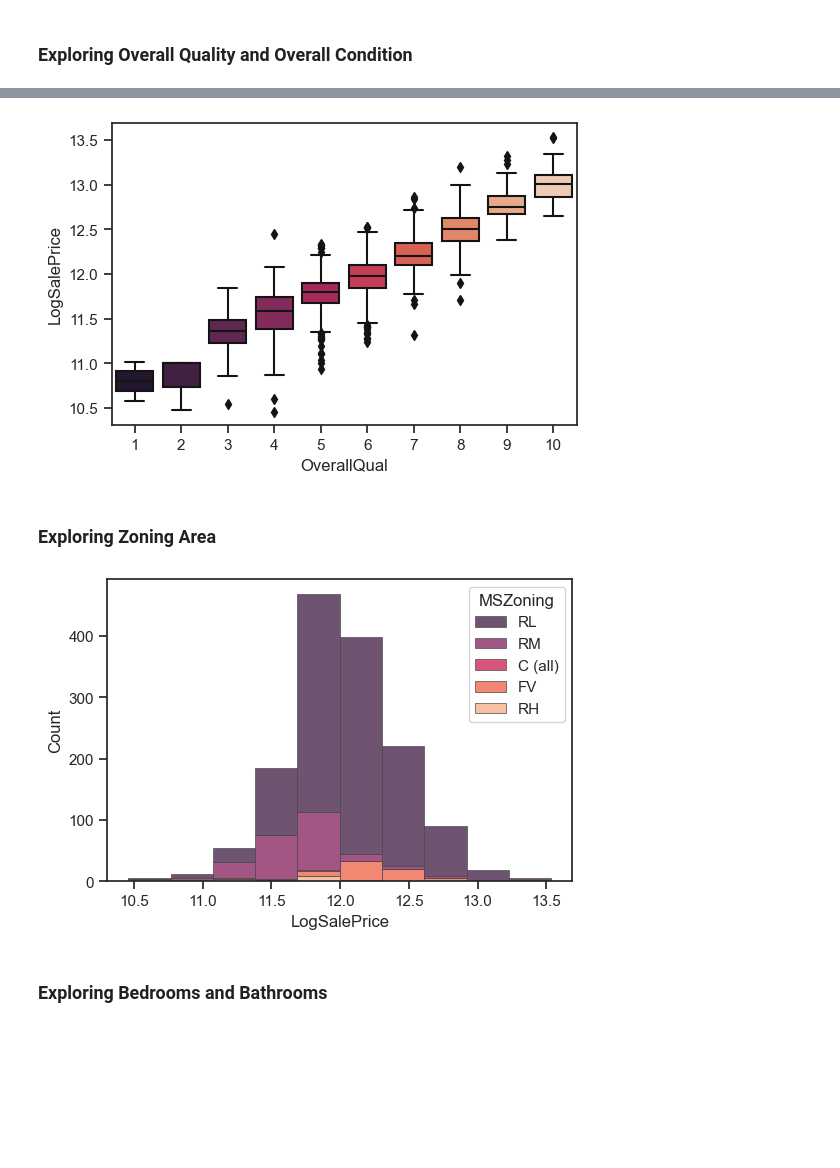
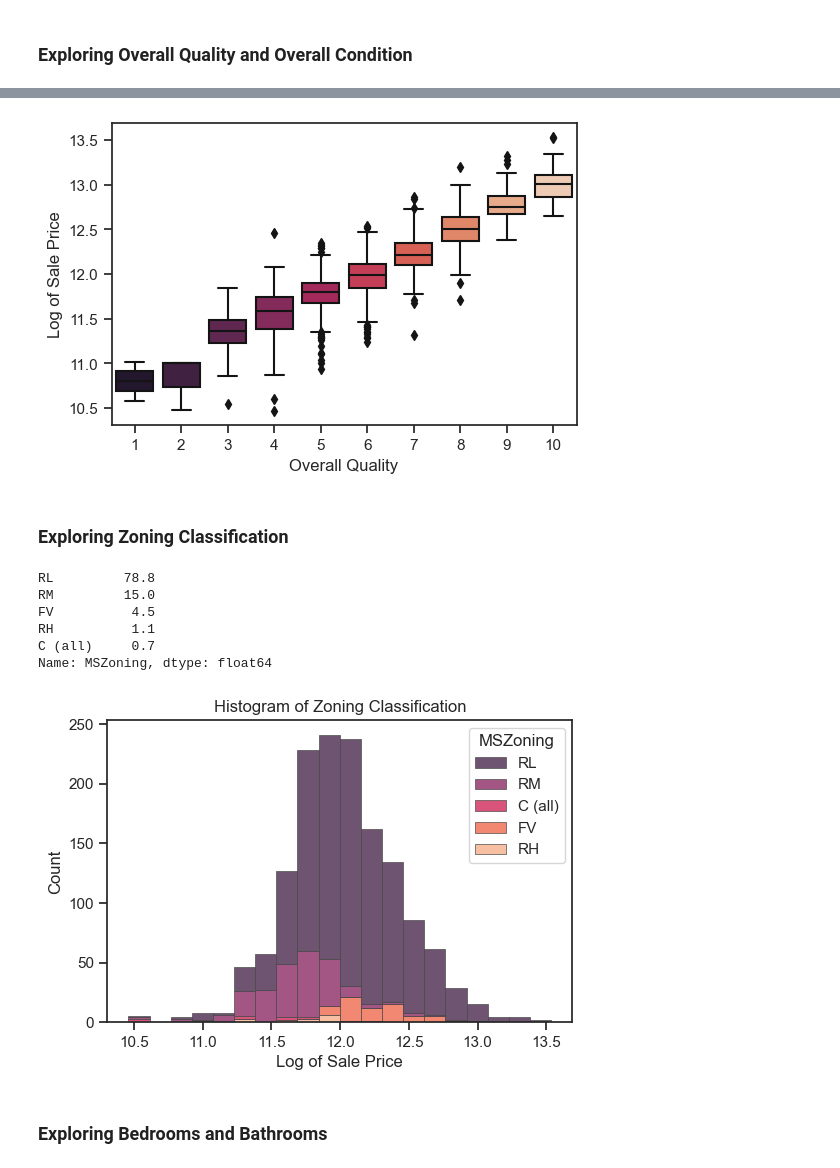
Before and after one commit to DanEllen/House-Prices-Advanced-Regression-Techniques, a Jupyter notebook: Machine_Learning_Code.ipynb, the cells around one changed output, grey strips where cells are left out. Saved outputs shown, nothing was run; the diff lists cells and outputs as text; code cells hidden in the pictures; blank space fills up the shorter version.

```diff
--- a/Machine_Learning_Code.ipynb
+++ b/Machine_Learning_Code.ipynb
@@ -91,26 +109,40 @@ sns.set(rc={'figure.dpi':100})
 sns.set_theme(style="ticks")
 # Draw a nested violinplot and split the violins for easier comparison
 ax = sns.boxplot(data=full, x="OverallQual", y="LogSalePrice",palette="rocket")
+ax.set(ylabel="Log of Sale Price",
+       xlabel="Overall Quality")
 ax.figure.savefig('./images/boxplot_quality.png', dpi=500)
 # %% [output]
-[figure, old version]
+[figure, new version]
 # %% [markdown]
-### Exploring Zoning Area
+### Exploring Zoning Classification
+# %%
+round(full.MSZoning.value_counts()/full.MSZoning.count()*100,1)
+# %% [output]
+RL         78.8
+RM         15.0
+FV          4.5
+RH          1.1
+C (all)     0.7
+Name: MSZoning, dtype: float64
 # %%
 sns.set_theme(style="ticks")
 ax = sns.histplot(
     full,
     x="LogSalePrice",
     hue="MSZoning",
     multiple="stack",
-    bins=10,
+    bins=20,
     palette="rocket",
     edgecolor=".3",
     legend = True,
     linewidth=.5)
+ax.set(ylabel="Count",
+       xlabel="Log of Sale Price",
+      title="Histogram of Zoning Classification")
 ax.figure.savefig('./images/hist_zoning.png', dpi=500)
 # %% [output]
-[figure, old version]
+[figure, new version]
 # %% [markdown]
 ### Exploring Bedrooms and Bathrooms
 # %%
```
Also changed, not shown: parts of 33 cells of this notebook, 29 other files.
